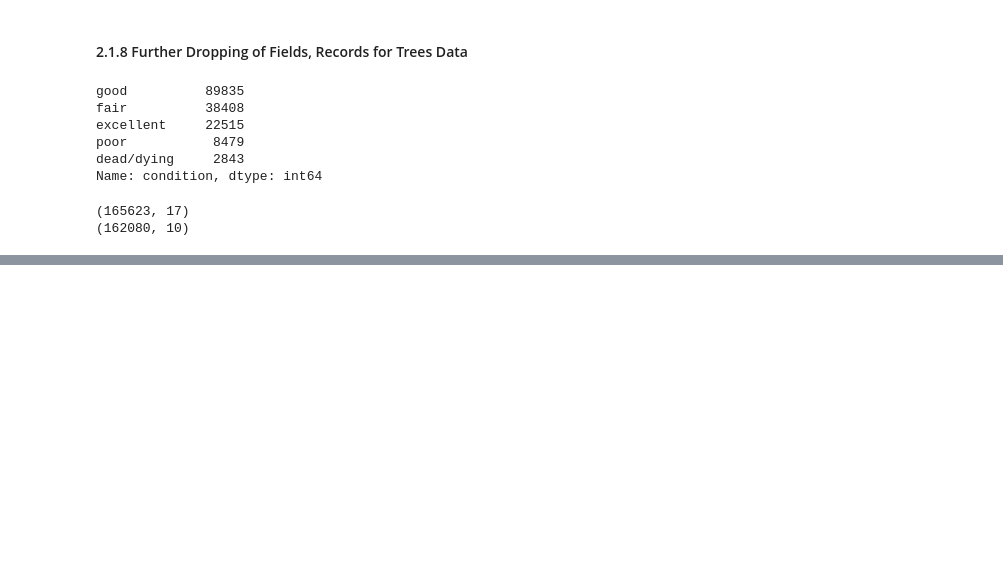
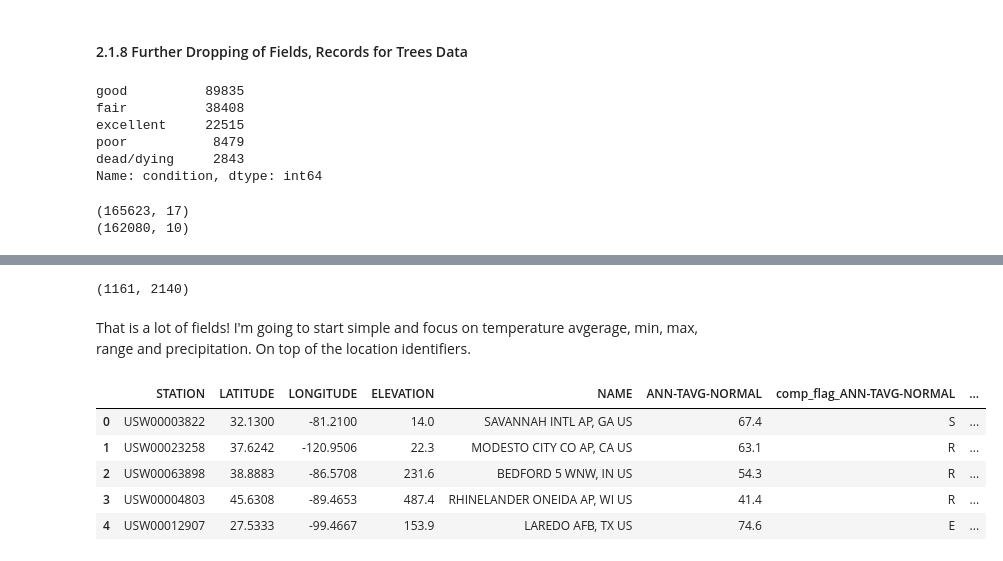
Before and after one commit to BrettlyCD/seattle-trees-project, a Jupyter notebook: 01_data_wrangling_st.ipynb, the cells around one changed output, grey strips where cells are left out. Saved outputs shown, nothing was run; the diff lists cells and outputs as text; code cells hidden in the pictures; blank space fills up the shorter version.

Commit message:
Load full climate normals data and reduce down to primary fields.

```diff
--- a/01_data_wrangling_st.ipynb
+++ b/01_data_wrangling_st.ipynb
@@ -409,0 +414,29 @@ print(seattle_trees.shape)
+# %%
+path = 'data/climate_normals/'
+
+all_files = glob.glob(os.path.join(path, '*.csv'))
+# %%
+climate_normals = pd.concat((pd.read_csv(f) for f in all_files), ignore_index=True)
+# %%
+climate_normals.shape
+# %% [output]
+(1161, 2140)
+# %% [markdown]
+That is a lot of fields! I'm going to start simple and focus on temperature avgerage, min, max, range and precipitation. On top of the location identifiers.
+# %%
+climate_normals = climate_normals[['STATION','LATITUDE','LONGITUDE','ELEVATION'
+                                   ,'NAME','ANN-TAVG-NORMAL','comp_flag_ANN-TAVG-NORMAL'
+                                   ,'years_ANN-TAVG-NORMAL','ANN-TMIN-NORMAL','comp_flag_ANN-TMIN-NORMAL'
+                                   ,'years_ANN-TMIN-NORMAL','ANN-TMAX-NORMAL','comp_flag_ANN-TMAX-NORMAL'
+                                   ,'years_ANN-TMAX-NORMAL','ANN-DUTR-NORMAL','comp_flag_ANN-DUTR-NORMAL'
+                                   ,'years_ANN-DUTR-NORMAL','ANN-PRCP-NORMAL','comp_flag_ANN-PRCP-NORMAL'
+                                   ,'years_ANN-PRCP-NORMAL']]
+# %%
+climate_normals.head()
+# %% [output]
+|  | STATION | LATITUDE | LONGITUDE | ELEVATION | NAME | ANN-TAVG-NORMAL | comp_flag_ANN-TAVG-NORMAL | ... |
+| 0 | USW00003822 | 32.1300 | -81.2100 | 14.0 | SAVANNAH INTL AP, GA US | 67.4 | S | ... |
+| 1 | USW00023258 | 37.6242 | -120.9506 | 22.3 | MODESTO CITY CO AP, CA US | 63.1 | R | ... |
+| 2 | USW00063898 | 38.8883 | -86.5708 | 231.6 | BEDFORD 5 WNW, IN US | 54.3 | R | ... |
+| 3 | USW00004803 | 45.6308 | -89.4653 | 487.4 | RHINELANDER ONEIDA AP, WI US | 41.4 | R | ... |
+| 4 | USW00012907 | 27.5333 | -99.4667 | 153.9 | LAREDO AFB, TX US | 74.6 | E | ... |
```
Also changed, not shown: parts of 2 cells of this notebook.
